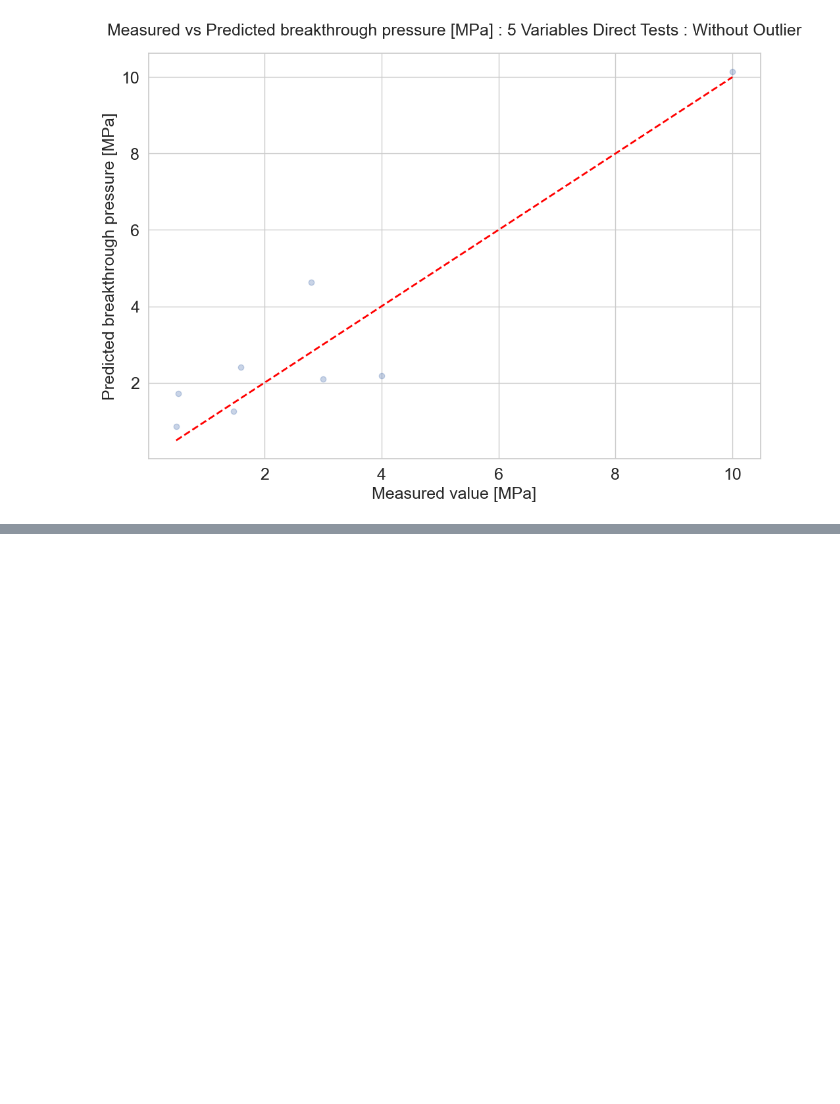
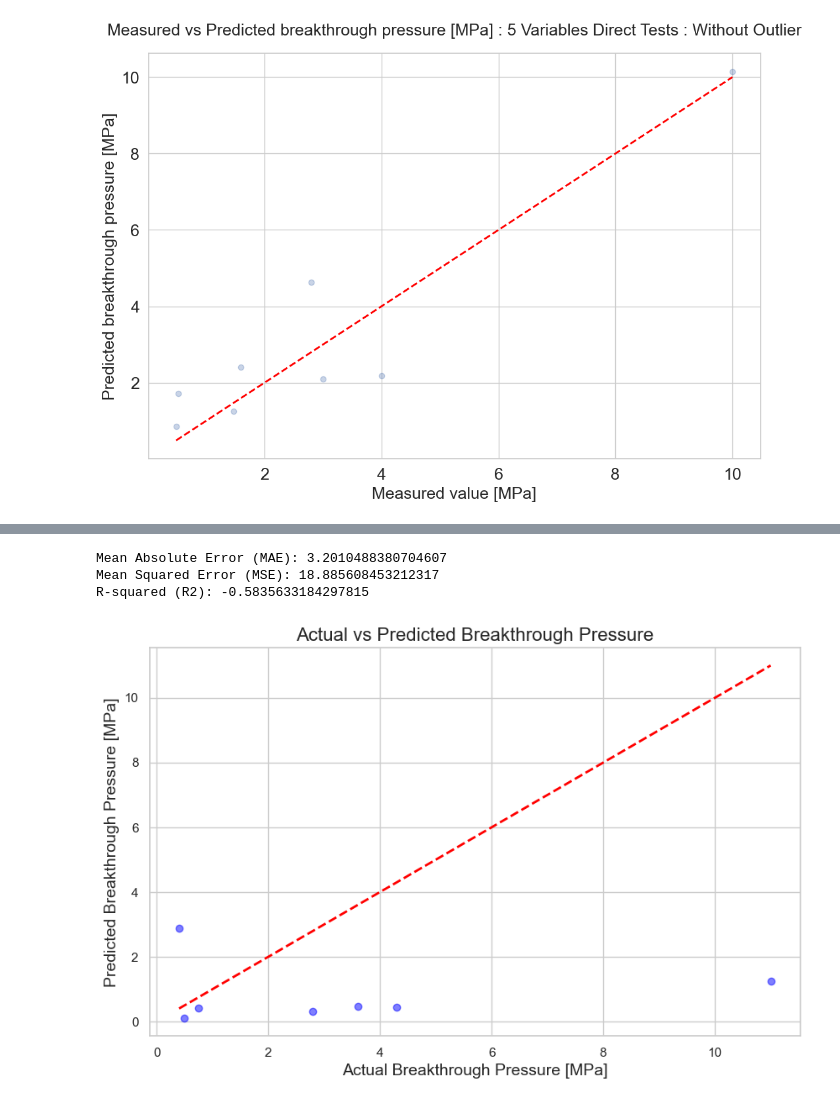
Before and after one commit to rockmechanics-illinois/Caprock, a Jupyter notebook: Breakthrough Pressure Prediction Final.ipynb, the cells around one changed output, grey strips where cells are left out. Cells and saved outputs as stored; diff of their text form; code cells hidden in the pictures; blank space fills up the shorter version.

```diff
--- a/Breakthrough Pressure Prediction Final.ipynb
+++ b/Breakthrough Pressure Prediction Final.ipynb
@@ -759,0 +782,5 @@ Index(['Reference', 'Rock', 'P1', 'P2', 'P3', 'Target'], dtype='object')
+# %%
+# Load the dataset
+df = pd.read_csv('final2.csv')
+print("First few rows of the dataset:")
+df.head()
@@ -759,0 +802,2 @@ Index(['Reference', 'Rock', 'P1', 'P2', 'P3', 'Target'], dtype='object')
+# %%
+df.dropna(inplace=True)
@@ -759,0 +835,18 @@ Index(['Reference', 'Rock', 'P1', 'P2', 'P3', 'Target'], dtype='object')
+# %%
+# Train-test split
+X_train, X_test, y_train, y_test = train_test_split(X, y, test_size=0.2, random_state=42)
+
+# Standardize the features
+scaler = StandardScaler()
+X_train_scaled = scaler.fit_transform(X_train)
+X_test_scaled = scaler.transform(X_test)
+
+# Convert to torch tensors
+X_train_tensor = torch.tensor(X_train_scaled, dtype=torch.float32)
+X_test_tensor = torch.tensor(X_test_scaled, dtype=torch.float32)
+y_train_tensor = torch.tensor(y_train.values, dtype=torch.float32).view(-1, 1)
+y_test_tensor = torch.tensor(y_test.values, dtype=torch.float32).view(-1, 1)
+
+# Check for NaNs or zero values in 'Pore diameter [nm]' and clip small values
+X_train['Pore diameter [nm]'] = X_train['Pore diameter [nm]'].clip(lower=1e-6)
+X_test['Pore diameter [nm]'] = X_test['Pore diameter [nm]'].clip(lower=1e-6)
@@ -759,0 +952,23 @@ Index(['Reference', 'Rock', 'P1', 'P2', 'P3', 'Target'], dtype='object')
+# %%
+# Calculate MAE, MSE, and R-squared
+mae = mean_absolute_error(y_test, predictions_test)
+mse = mean_squared_error(y_test, predictions_test)
+r2 = r2_score(y_test, predictions_test)
+
+print(f"Mean Absolute Error (MAE): {mae}")
+print(f"Mean Squared Error (MSE): {mse}")
+print(f"R-squared (R2): {r2}")
+
+# Plotting Predicted vs Actual values
+plt.figure(figsize=(10, 6))
+plt.scatter(y_test, predictions_test, alpha=0.5, color='blue')
+plt.plot([y_test.min(), y_test.max()], [y_test.min(), y_test.max()], 'k--', lw=2, color='red')
+plt.xlabel('Actual Breakthrough Pressure [MPa]', fontsize=14)
+plt.ylabel('Predicted Breakthrough Pressure [MPa]', fontsize=14)
+plt.title('Actual vs Predicted Breakthrough Pressure', fontsize=16)
+plt.show()
+# %% [output]
+Mean Absolute Error (MAE): 3.2010488380704607
+Mean Squared Error (MSE): 18.885608453212317
+R-squared (R2): -0.5835633184297815
+[figure, added]
```
Also changed, not shown: parts of 15 cells of this notebook.
